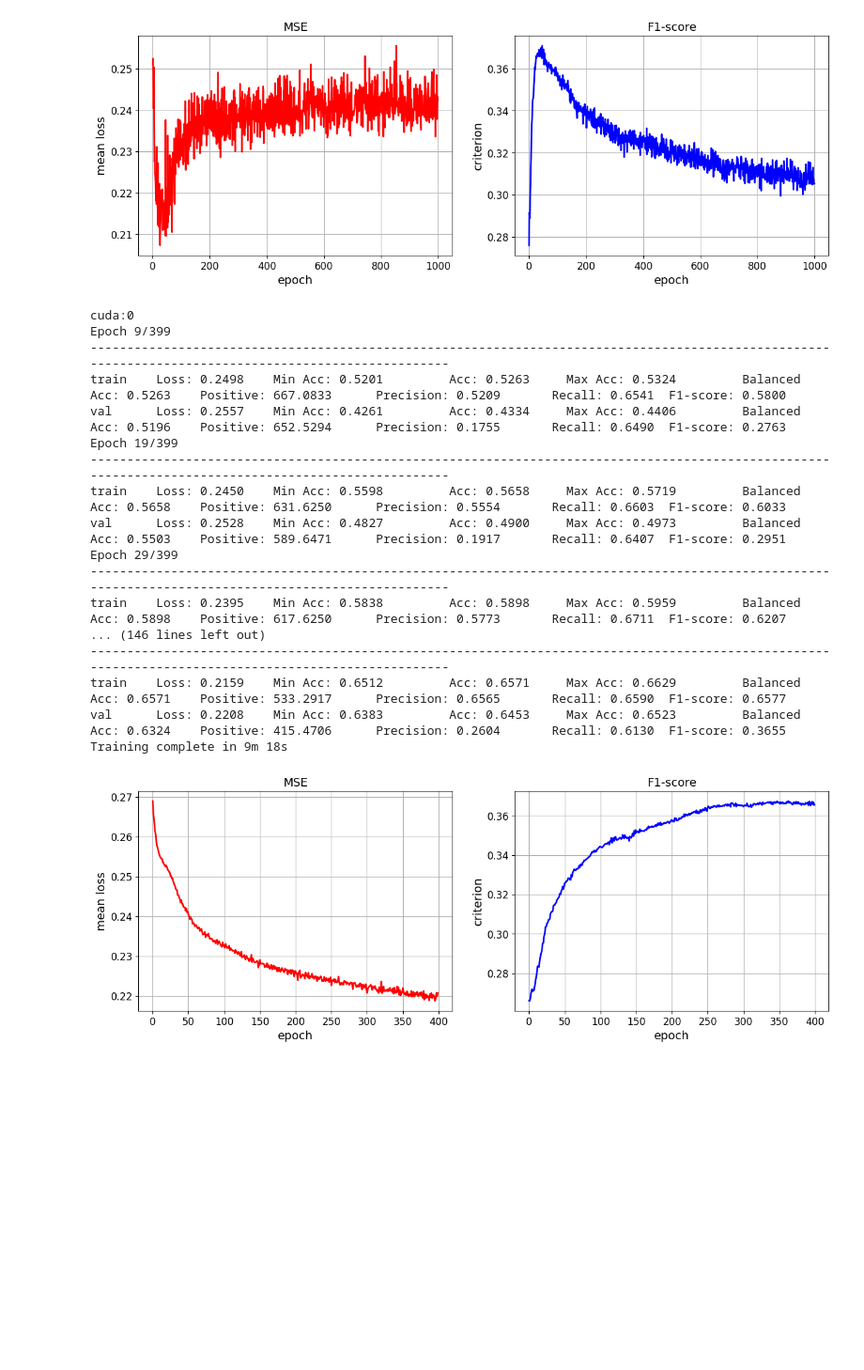
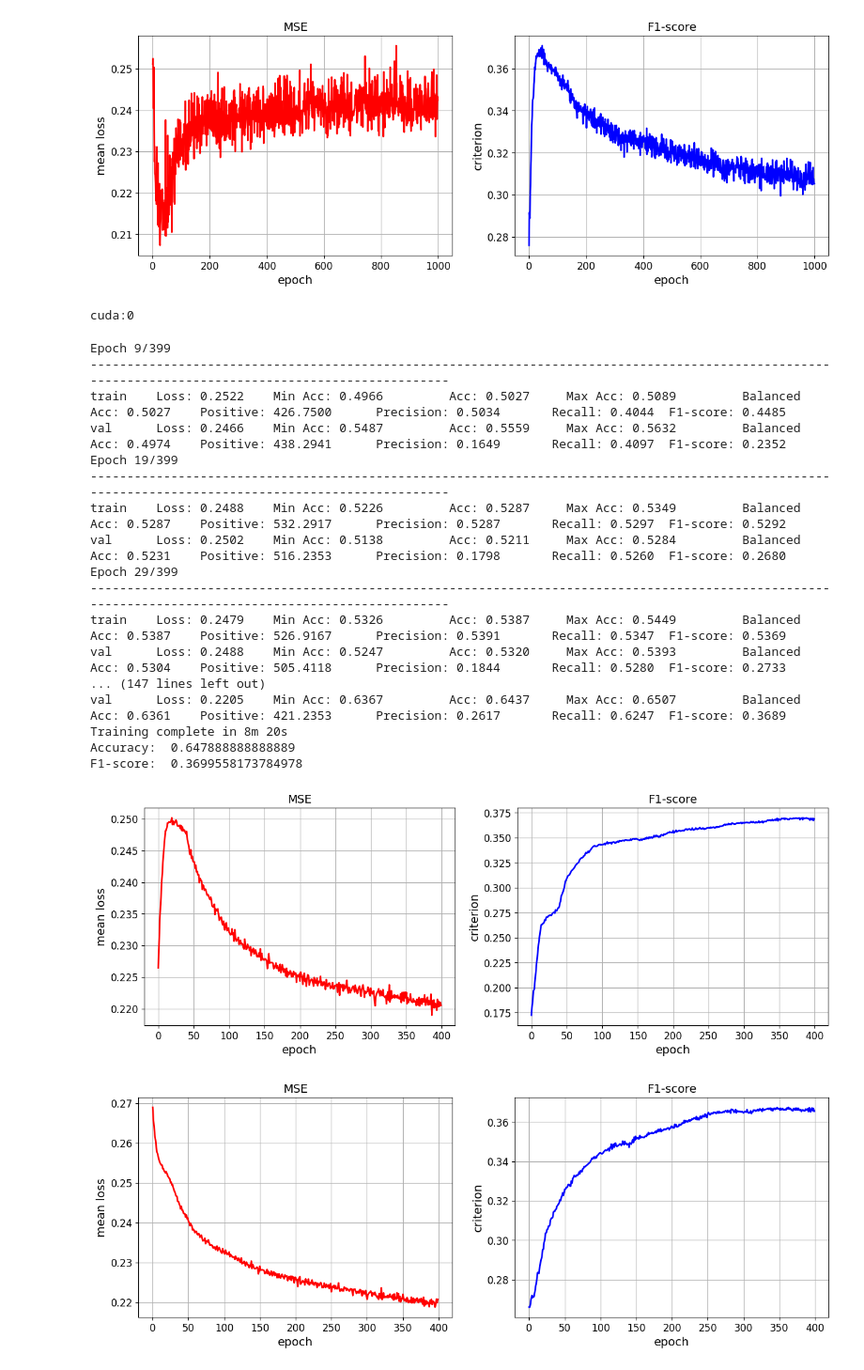
Before and after one commit to Sidl419/pattern_recognition, a Jupyter notebook: notebooks/training_update.ipynb, the cells around one changed output. Shown at 94% size. Cells and saved outputs as stored; diff of their text form; code cells hidden in the pictures; blank space fills up the shorter version.

```diff
--- a/notebooks/training_update.ipynb
+++ b/notebooks/training_update.ipynb
@@ -384,48 +384,53 @@ show_progress(loss, acc, 'MSE', 'F1-score')
 # %%
 criterion = nn.MSELoss()# nn.BCEWithLogitsLoss(pos_weight=torch.tensor(3))# weight=torch.tensor([1, 4], device=my_device)
 
 learning_params = {
     'num_epochs' : 400,
     'lr' : 1e-4,
     'weight_decay' : 1e-2,
     'step_size' : 5,
     'gamma' : 1,
     'num_classes' : 2,
     'model_type' : 'CNN'
   }
 
 torch.manual_seed(44)
 np.random.seed(44)
 
 my_device = torch.device('cuda:0')#torch.device('cuda:0' if torch.cuda.is_available() else 'cpu')
 print(my_device)
 
 #model_CNN = CNN1(72, n_channels=64)
 A = torch.tensor(get_delaunay_graph(eloc).toarray()).to(my_device)
 #B = B.to(my_device)
 #model_CNN = BaseCNNAttn(72, 64)
 #model_CNN = BaseCNNAttn(72, 64, num_filters=10)
-model_CNN = BaseCNN(72, 64)
+model_CNN = BaseCNN(48, 64)
 
 loss, acc, total_time = train_model(model_CNN, data_loaders_CNN, criterion, learning_params, device=my_device, log_rate=10)
+print('Accuracy: ', acc['Accuracy'].max())
+print('F1-score: ', acc['F1-score'].max())
+show_progress(loss, acc, 'MSE', 'F1-score')
 # %% [output]
 cuda:0
-Epoch 9/399
-------------------------------------------------------------------------------------------------------------------------------------------------------
-train    Loss: 0.2498    Min Acc: 0.5201         Acc: 0.5263     Max Acc: 0.5324         Balanced Acc: 0.5263    Positive: 667.0833      Precision: 0.5209       Recall: 0.6541  F1-score: 0.5800
-val      Loss: 0.2557    Min Acc: 0.4261         Acc: 0.4334     Max Acc: 0.4406         Balanced Acc: 0.5196    Positive: 652.5294      Precision: 0.1755       Recall: 0.6490  F1-score: 0.2763
-Epoch 19/399
-------------------------------------------------------------------------------------------------------------------------------------------------------
-train    Loss: 0.2450    Min Acc: 0.5598         Acc: 0.5658     Max Acc: 0.5719         Balanced Acc: 0.5658    Positive: 631.6250      Precision: 0.5554       Recall: 0.6603  F1-score: 0.6033
-val      Loss: 0.2528    Min Acc: 0.4827         Acc: 0.4900     Max Acc: 0.4973         Balanced Acc: 0.5503    Positive: 589.6471      Precision: 0.1917       Recall: 0.6407  F1-score: 0.2951
-Epoch 29/399
-------------------------------------------------------------------------------------------------------------------------------------------------------
-train    Loss: 0.2395    Min Acc: 0.5838         Acc: 0.5898     Max Acc: 0.5959         Balanced Acc: 0.5898    Positive: 617.6250      Precision: 0.5773       Recall: 0.6711  F1-score: 0.6207
-... (146 lines left out)
-------------------------------------------------------------------------------------------------------------------------------------------------------
-train    Loss: 0.2159    Min Acc: 0.6512         Acc: 0.6571     Max Acc: 0.6629         Balanced Acc: 0.6571    Positive: 533.2917      Precision: 0.6565       Recall: 0.6590  F1-score: 0.6577
-val      Loss: 0.2208    Min Acc: 0.6383         Acc: 0.6453     Max Acc: 0.6523         Balanced Acc: 0.6324    Positive: 415.4706      Precision: 0.2604       Recall: 0.6130  F1-score: 0.3655
-Training complete in 9m 18s
+Epoch 9/399
+------------------------------------------------------------------------------------------------------------------------------------------------------
+train    Loss: 0.2522    Min Acc: 0.4966         Acc: 0.5027     Max Acc: 0.5089         Balanced Acc: 0.5027    Positive: 426.7500      Precision: 0.5034       Recall: 0.4044  F1-score: 0.4485
+val      Loss: 0.2466    Min Acc: 0.5487         Acc: 0.5559     Max Acc: 0.5632         Balanced Acc: 0.4974    Positive: 438.2941      Precision: 0.1649       Recall: 0.4097  F1-score: 0.2352
+Epoch 19/399
+------------------------------------------------------------------------------------------------------------------------------------------------------
+train    Loss: 0.2488    Min Acc: 0.5226         Acc: 0.5287     Max Acc: 0.5349         Balanced Acc: 0.5287    Positive: 532.2917      Precision: 0.5287       Recall: 0.5297  F1-score: 0.5292
+val      Loss: 0.2502    Min Acc: 0.5138         Acc: 0.5211     Max Acc: 0.5284         Balanced Acc: 0.5231    Positive: 516.2353      Precision: 0.1798       Recall: 0.5260  F1-score: 0.2680
+Epoch 29/399
+------------------------------------------------------------------------------------------------------------------------------------------------------
+train    Loss: 0.2479    Min Acc: 0.5326         Acc: 0.5387     Max Acc: 0.5449         Balanced Acc: 0.5387    Positive: 526.9167      Precision: 0.5391       Recall: 0.5347  F1-score: 0.5369
+val      Loss: 0.2488    Min Acc: 0.5247         Acc: 0.5320     Max Acc: 0.5393         Balanced Acc: 0.5304    Positive: 505.4118      Precision: 0.1844       Recall: 0.5280  F1-score: 0.2733
+... (147 lines left out)
+val      Loss: 0.2205    Min Acc: 0.6367         Acc: 0.6437     Max Acc: 0.6507         Balanced Acc: 0.6361    Positive: 421.2353      Precision: 0.2617       Recall: 0.6247  F1-score: 0.3689
+Training complete in 8m 20s
+Accuracy:  0.647888888888889
+F1-score:  0.3699558173784978
+[figure, added]
 # %%
 Min Acc: 0.6385	 Acc: 0.6454	 Max Acc: 0.6524 0.7
 Min Acc: 0.6117	 Acc: 0.6188	 Max Acc: 0.6259 0.7
```
Also changed, not shown: parts of 1 cell of this notebook.
